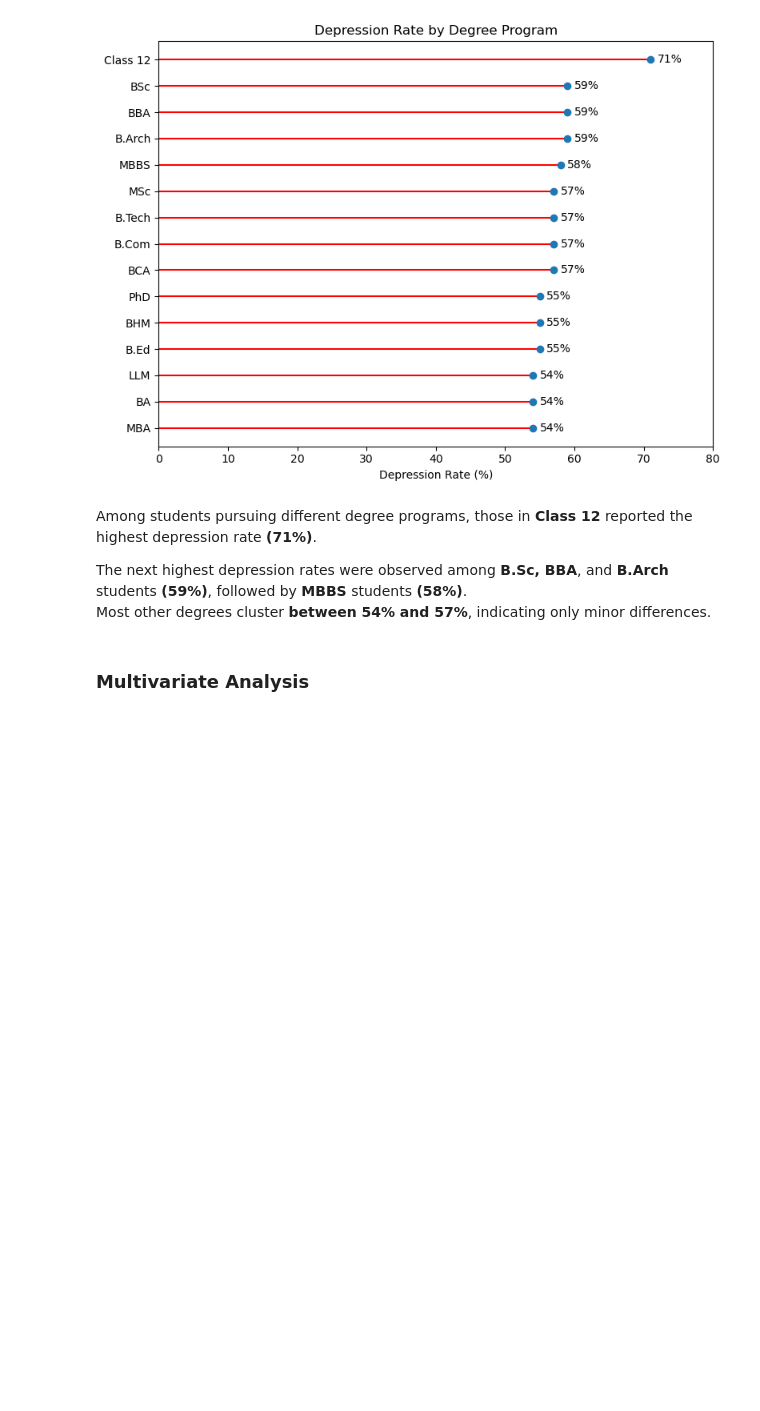
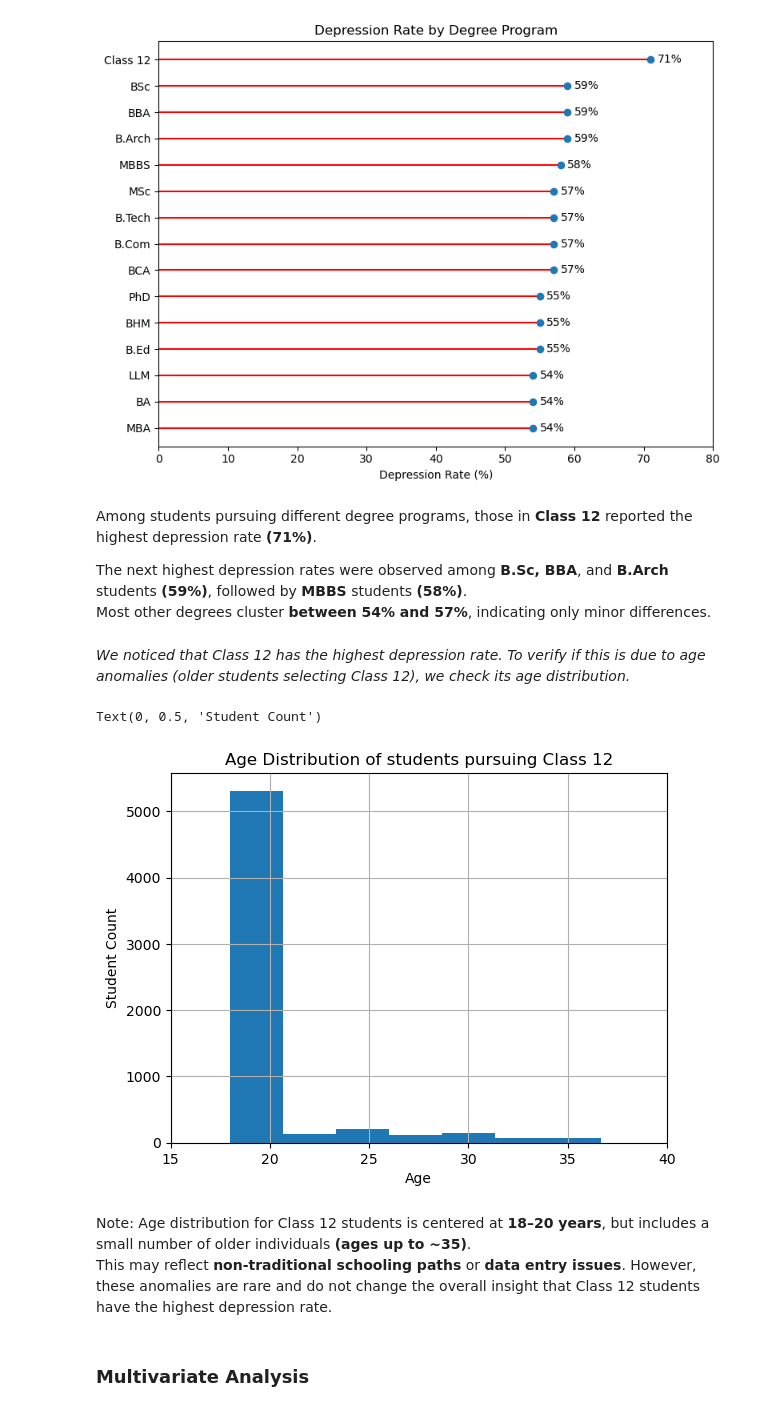
Before and after one commit to Siddharth-Saravanan/Student_Depression_Analysis_and_Prediction_using_Machine_Learning, a Jupyter notebook: student_depression_prediction.ipynb, the cells around one changed output. Saved outputs shown, nothing was run; the diff lists cells and outputs as text; code cells hidden in the pictures; blank space fills up the shorter version.

Commit message:
EDA: Bivariate - Q6 Additional Note

```diff
--- a/student_depression_prediction.ipynb
+++ b/student_depression_prediction.ipynb
@@ -1165,6 +1165,19 @@ Among students pursuing different degree programs, those in **Class 12** reporte
 
 The next highest depression rates were observed among **B.Sc, BBA**, and **B.Arch** students **(59%)**, followed by **MBBS** students **(58%)**. <br>
 Most other degrees cluster **between 54% and 57%**, indicating only minor differences.
+# %% [markdown]
+*We noticed that Class 12 has the highest depression rate. To verify if this is due to age anomalies (older students selecting Class 12), we check its age distribution.*
+# %%
+depr_df[depr_df['Degree']=='Class 12']['Age'].hist(bins=15)
+plt.title("Age Distribution of students pursuing Class 12")
+plt.xlabel("Age")
+plt.xlim(15,40)
+plt.ylabel("Student Count")
+# %% [output]
+Text(0, 0.5, 'Student Count')
+[figure, added]
+# %% [markdown]
+Note: Age distribution for Class 12 students is centered at **18–20 years**, but includes a small number of older individuals **(ages up to ~35)**. <br>This may reflect **non-traditional schooling paths** or **data entry issues**. However, these anomalies are rare and do not change the overall insight that Class 12 students have the highest depression rate.
 # %% [markdown]
 ### Multivariate Analysis
 # %% [markdown]
```
